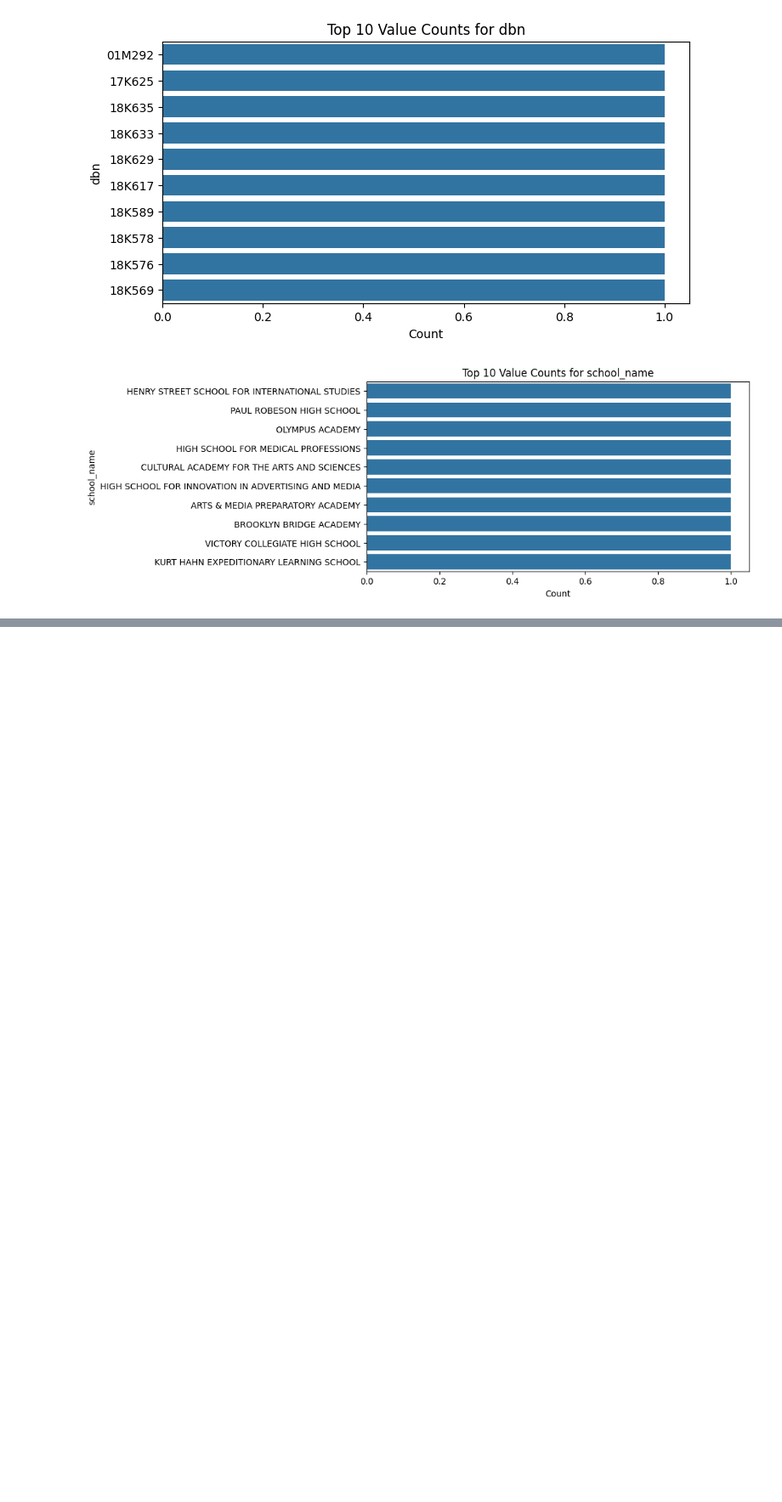
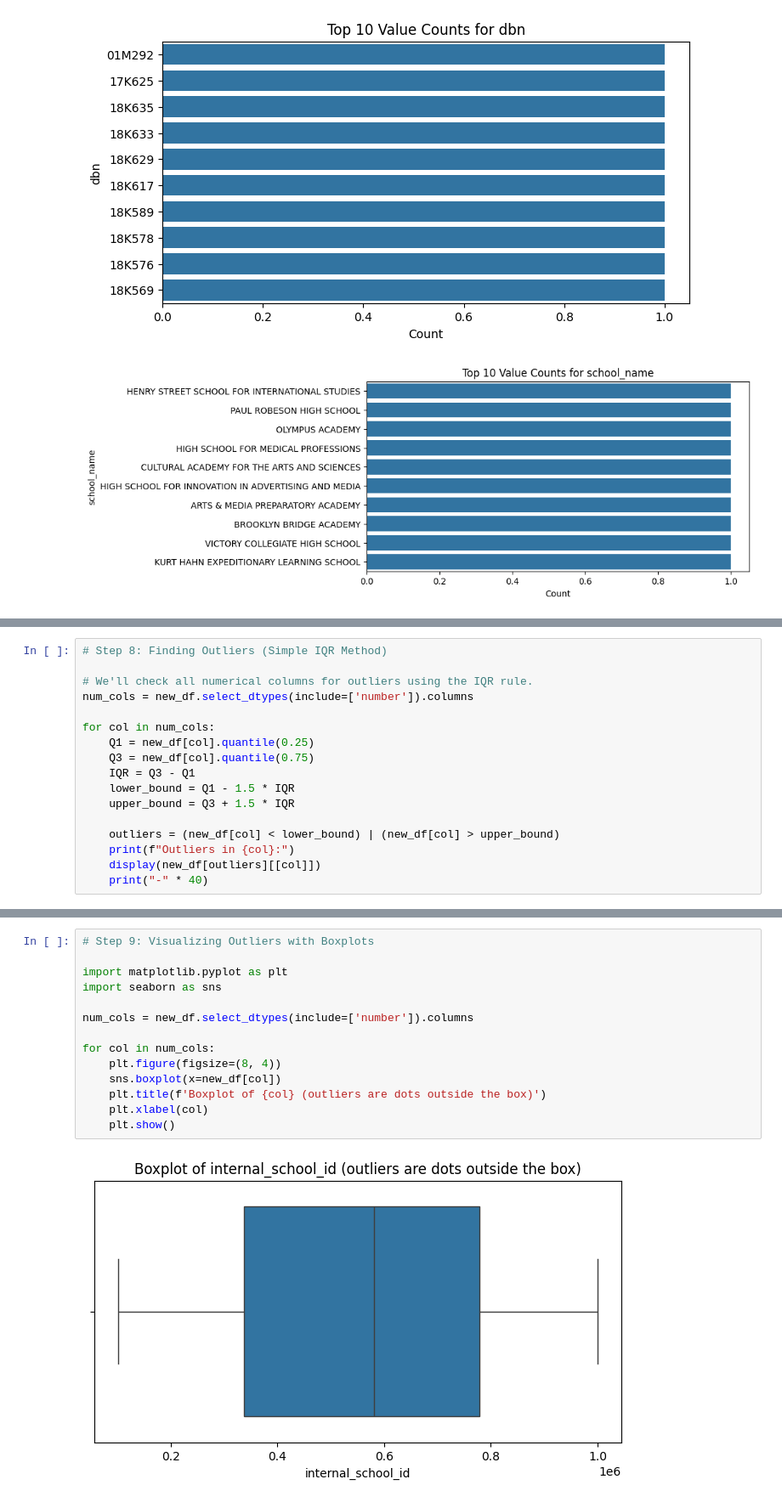
Before and after one commit to webeet-io/_onboarding_data, a Jupyter notebook: daily_tasks/day_4/sat_modeling.ipynb, the cells around one changed output, grey strips where cells are left out. Shown at 85% size. Cells and saved outputs as stored; diff of their text form; blank space fills up the shorter version.

```diff
--- a/daily_tasks/day_4/sat_modeling.ipynb
+++ b/daily_tasks/day_4/sat_modeling.ipynb
@@ -321,0 +300,17 @@ new_df.to_sql(
+# %%
+# Step 8: Finding Outliers (Simple IQR Method)
+
+# We'll check all numerical columns for outliers using the IQR rule.
+num_cols = new_df.select_dtypes(include=['number']).columns
+
+for col in num_cols:
+    Q1 = new_df[col].quantile(0.25)
+    Q3 = new_df[col].quantile(0.75)
+    IQR = Q3 - Q1
+    lower_bound = Q1 - 1.5 * IQR
+    upper_bound = Q3 + 1.5 * IQR
+
+    outliers = (new_df[col] < lower_bound) | (new_df[col] > upper_bound)
+    print(f"Outliers in {col}:")
+    display(new_df[outliers][[col]])
+    print("-" * 40)
@@ -321,0 +330,16 @@ new_df.to_sql(
+# %%
+# Step 9: Visualizing Outliers with Boxplots
+
+import matplotlib.pyplot as plt
+import seaborn as sns
+
+num_cols = new_df.select_dtypes(include=['number']).columns
+
+for col in num_cols:
+    plt.figure(figsize=(8, 4))
+    sns.boxplot(x=new_df[col])
+    plt.title(f'Boxplot of {col} (outliers are dots outside the box)')
+    plt.xlabel(col)
+    plt.show()
+# %% [output]
+[figure, added]
```
Also changed, not shown: parts of 11 cells of this notebook, 5 other files.
